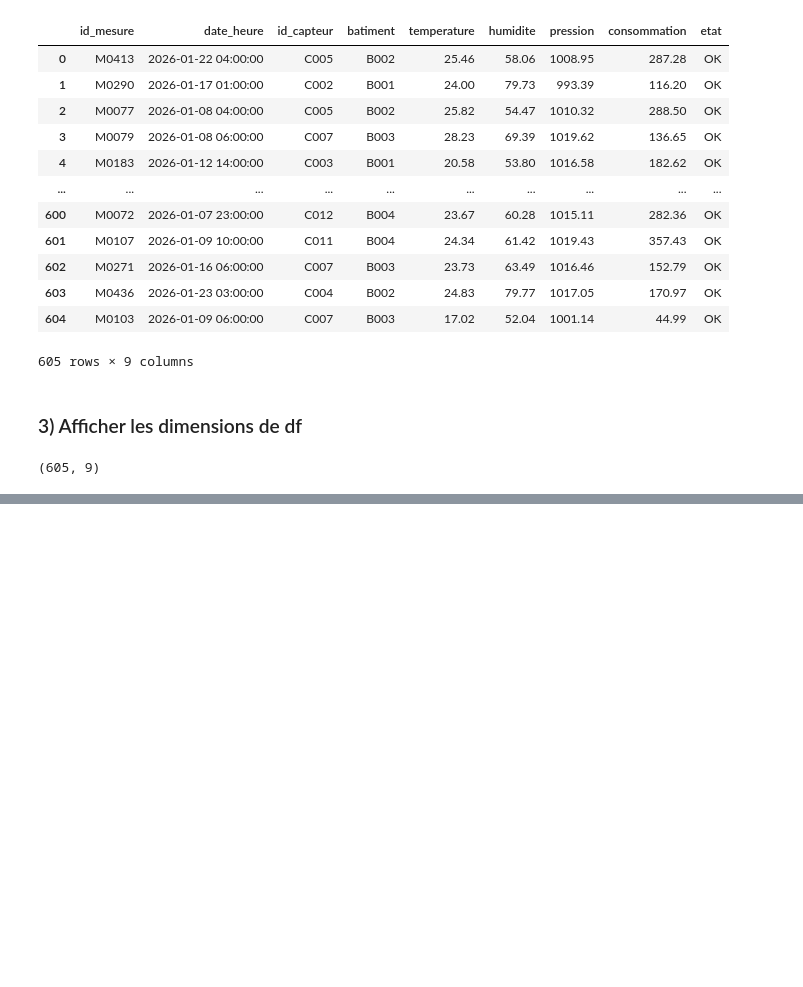
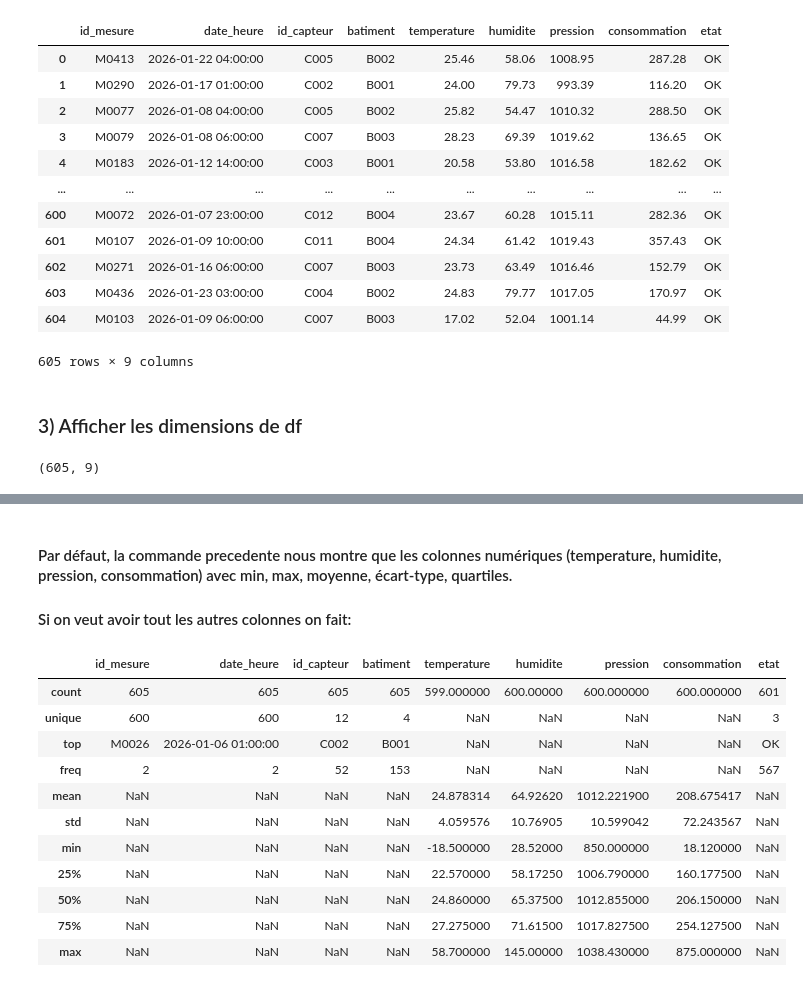
Before and after one commit to Fattimm/atelierPandas, a Jupyter notebook: notebooks/atelier_pandas_iot .ipynb, the cells around one changed output, grey strips where cells are left out. Cells and saved outputs as stored; diff of their text form; code cells hidden in the pictures; blank space fills up the shorter version.

```diff
--- a/notebooks/atelier_pandas_iot .ipynb
+++ b/notebooks/atelier_pandas_iot .ipynb
@@ -125,0 +229,19 @@ df.shape
+# %% [markdown]
+#### Par défaut, la commande precedente nous montre que les colonnes numériques (temperature, humidite, pression, consommation) avec min, max, moyenne, écart-type, quartiles.
+
+#### Si on veut avoir tout les autres colonnes on fait:
+# %%
+df.describe(include="all")
+# %% [output]
+|  | id_mesure | date_heure | id_capteur | batiment | temperature | humidite | pression | consommation | etat |
+| count | 605 | 605 | 605 | 605 | 599.000000 | 600.00000 | 600.000000 | 600.000000 | 601 |
+| unique | 600 | 600 | 12 | 4 | NaN | NaN | NaN | NaN | 3 |
+| top | M0026 | 2026-01-06 01:00:00 | C002 | B001 | NaN | NaN | NaN | NaN | OK |
+| freq | 2 | 2 | 52 | 153 | NaN | NaN | NaN | NaN | 567 |
+| mean | NaN | NaN | NaN | NaN | 24.878314 | 64.92620 | 1012.221900 | 208.675417 | NaN |
+| std | NaN | NaN | NaN | NaN | 4.059576 | 10.76905 | 10.599042 | 72.243567 | NaN |
+| min | NaN | NaN | NaN | NaN | -18.500000 | 28.52000 | 850.000000 | 18.120000 | NaN |
+| 25% | NaN | NaN | NaN | NaN | 22.570000 | 58.17250 | 1006.790000 | 160.177500 | NaN |
+| 50% | NaN | NaN | NaN | NaN | 24.860000 | 65.37500 | 1012.855000 | 206.150000 | NaN |
+| 75% | NaN | NaN | NaN | NaN | 27.275000 | 71.61500 | 1017.827500 | 254.127500 | NaN |
+| max | NaN | NaN | NaN | NaN | 58.700000 | 145.00000 | 1038.430000 | 875.000000 | NaN |
```
Also changed, not shown: parts of 19 cells of this notebook.
